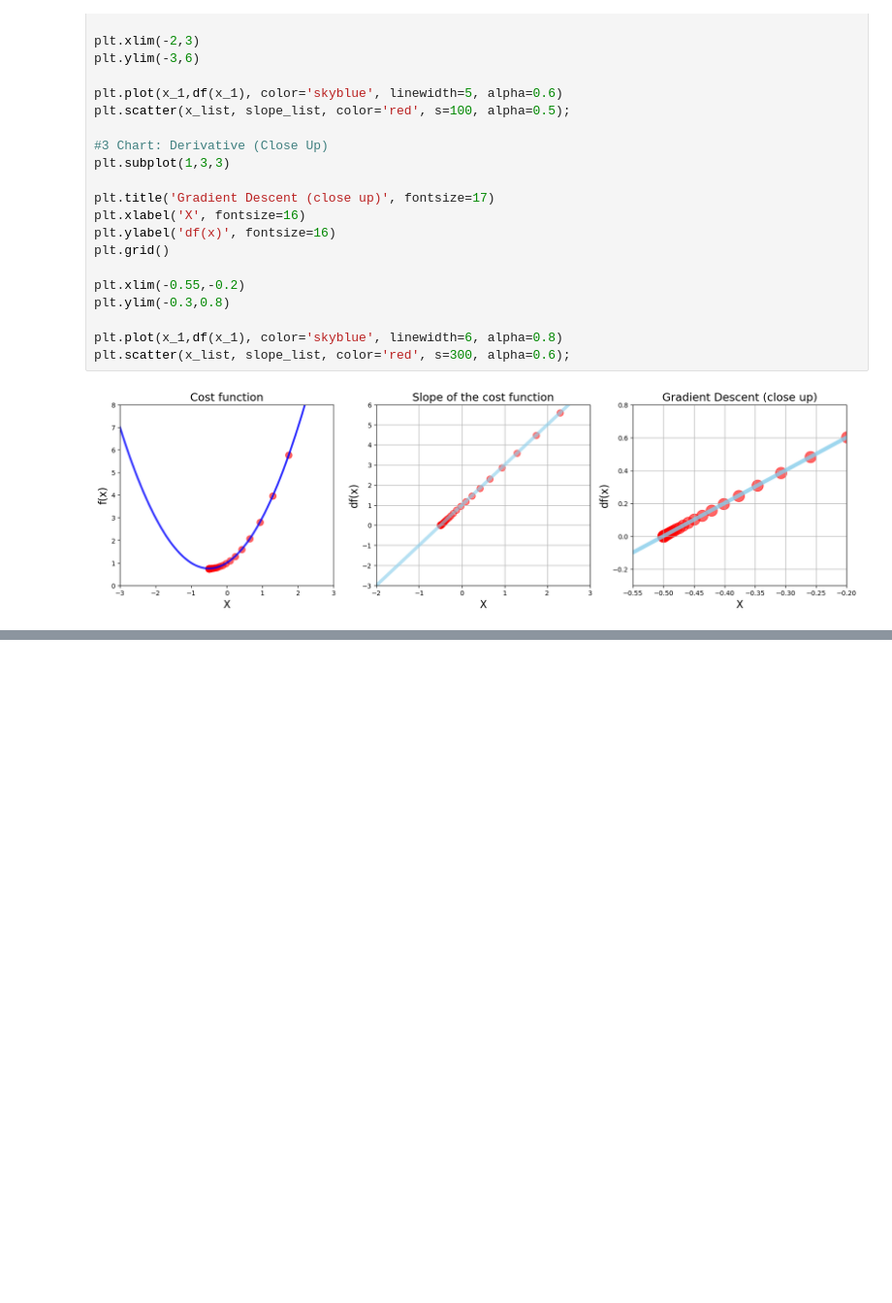
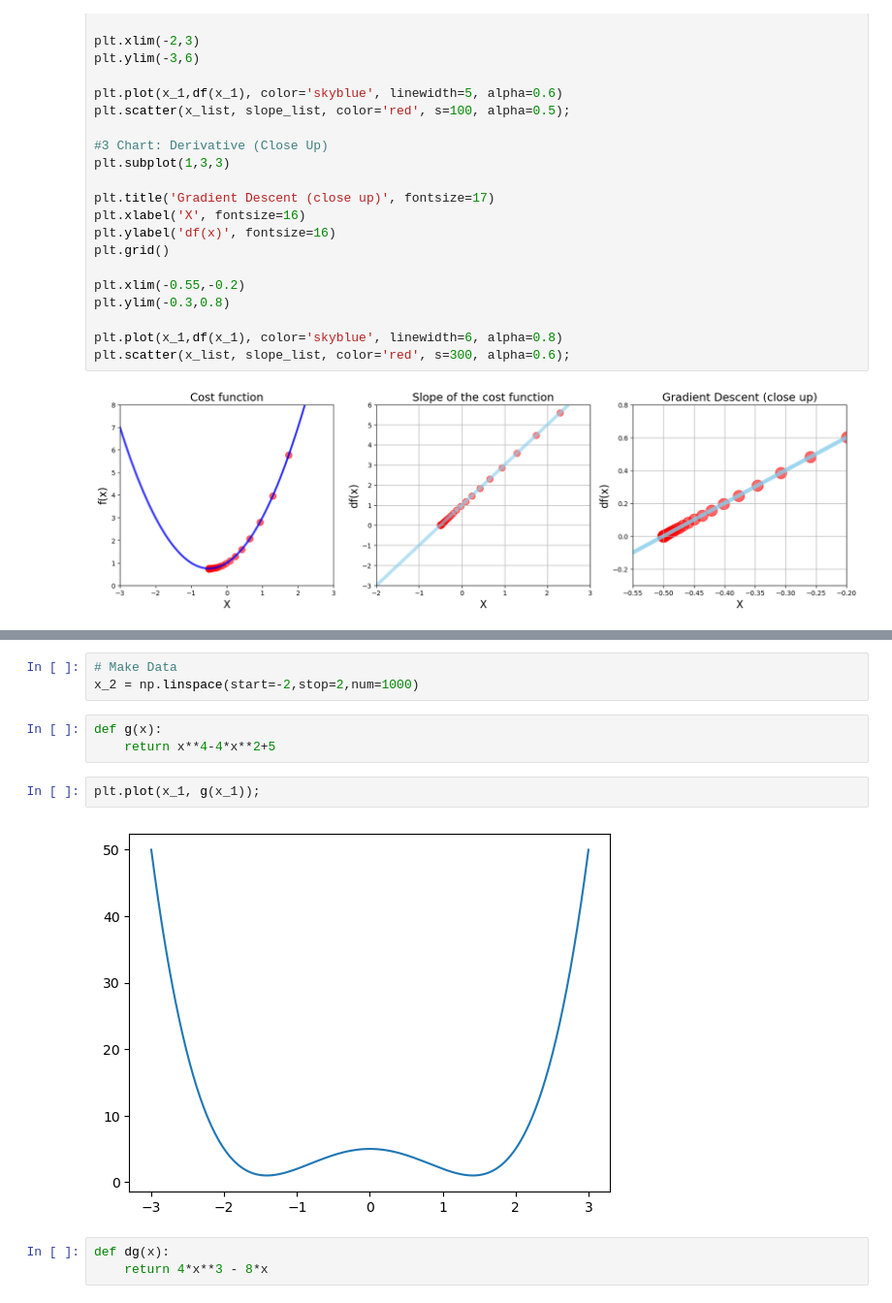
Before and after one commit to reinib/AppBrewery-ml, a Jupyter notebook: MLProjects/03 Gradient Descent.ipynb, the cells around one changed output, grey strips where cells are left out. Shown at 97% size. Cells and saved outputs as stored; diff of their text form; blank space fills up the shorter version.

```diff
--- a/MLProjects/03 Gradient Descent.ipynb
+++ b/MLProjects/03 Gradient Descent.ipynb
@@ -172,0 +177,13 @@ plt.scatter(x_list, slope_list, color='red', s=300, alpha=0.6);
+# %%
+# Make Data
+x_2 = np.linspace(start=-2,stop=2,num=1000)
+# %%
+def g(x):
+    return x**4-4*x**2+5
+# %%
+plt.plot(x_1, g(x_1));
+# %% [output]
+[figure, added]
+# %%
+def dg(x):
+    return 4*x**3 - 8*x
```
Also changed, not shown: parts of 8 cells of this notebook.
